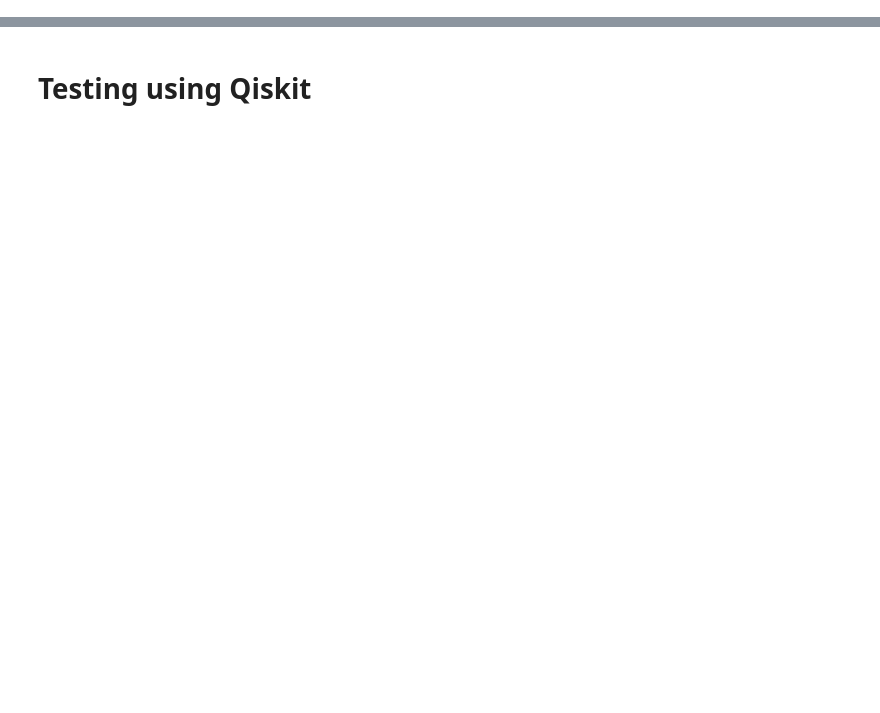
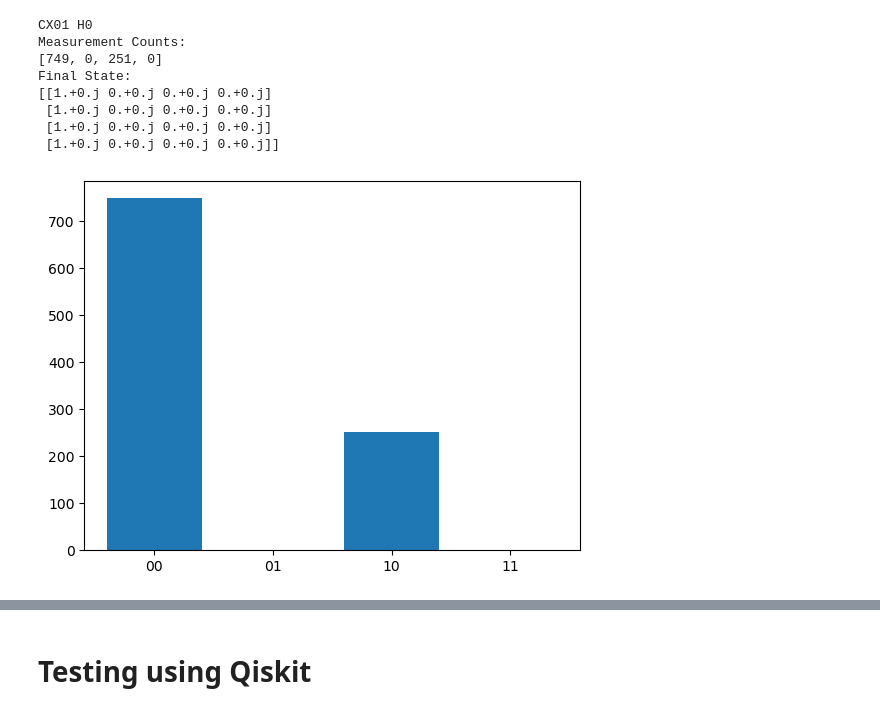
Before and after one commit to FarrellMinette/QuantumComputing, a Jupyter notebook: 1_assignment.ipynb, the cells around one changed output, grey strips where cells are left out. Drawn from its saved outputs; the diff is of its cells as text; code cells hidden in the pictures; blank space fills up the shorter version.

```diff
--- a/1_assignment.ipynb
+++ b/1_assignment.ipynb
@@ -50,4 +54,4 @@ z_matrix = np.array([[1.0, 0.0], [0.0, -1.0]], dtype=complex)
 h_matrix = (1/np.sqrt(2)) * np.array([[1.0, 1.0], [1.0, -1.0]], dtype=complex)
 cnot_matrix = np.array([[1.0, 0.0, 0.0, 0.0], [0.0, 1.0, 0.0, 0.0], [0.0, 0.0, 0.0, 1.0], [0.0, 0.0, 1.0, 0.0]], dtype=complex)
 swap_matrix = np.array([[1.0, 0.0, 0.0, 0.0], [0.0, 0.0, 1.0, 0.0], [0.0, 1.0, 0.0, 0.0], [0.0, 0.0, 0.0, 1.0]], dtype=complex)
-U_matrix = np.array([[1.0, 0.0, 0.0, 0.0], [0.0, -1.0, 0.0, 0.0], [0.0, 0.0, 1.0, 0.0], [0.0, 0.0, 0.0, -1.0]], dtype=complex)
+identity_matrix = np.array([[1.0, 0.0, 0.0, 0.0], [0.0, 1.0, 0.0, 0.0], [0.0, 0.0, 1.0, 0.0], [0.0, 0.0, 0.0, 1.0]], dtype=complex)
@@ -66,7 +68,7 @@ def gate(state, matrix, qubit, label="U"):
 # %%
 # Define a function to apply a sequence of gates to the quantum state
-def apply_gate(input_sequence, state):
-    gate_symbols = set('XYZHCS')  # Define symbols for gate names
+def apply_gate(input_sequence, state, oracle):
+    gate_symbols = set('XYZHCSU')  # Define symbols for gate names
     gate_qubit_pairs = input_sequence.split()  # Split input by space
 
     for gate_qubit_pair in gate_qubit_pairs:
@@ -84,31 +86,30 @@ def apply_gate(input_sequence, state):
 
         if input_gate in ('X', 'Y', 'Z', 'H'):
             matrix = globals()[f'{input_gate.lower()}_matrix']  # Access the corresponding matrix
-            qubit = int(input_qubits)
         elif input_gate == 'CX':
             matrix = cnot_matrix
-            qubit = np.array([int(input_qubits[0]), int(input_qubits[1])])
         elif input_gate == 'S':
             matrix = swap_matrix
-            qubit = np.array([int(input_qubits[0]), int(input_qubits[1])])
+        elif input_gate == 'I':
+            matrix = identity_matrix
         elif input_gate == 'U':
-            matrix = unitary_matrix  # Note: This should be U_matrix, not unitary_matrix
-            qubit = np.array([int(input_qubits[0]), int(input_qubits[1])])
+            if (oracle=="balanced"): matrix = cnot_matrix
+            elif (oracle=="constant"): matrix = identity_matrix
 
         # Apply the gate with the specified qubits
-        state = gate(state, matrix=matrix, qubit=qubit, label=input_gate)
+        state = gate(state, matrix=matrix, qubit=input_qubits)
 
     return state
 # %%
 # Simulate measurements probabilistically
 def measurement(state):
+    # Calculate the probabilities of measurement outcomes
+    prob_00 = np.abs(state[0, 0])**2
+    prob_01 = np.abs(state[0, 1])**2
+    prob_10 = np.abs(state[1, 0])**2
+    prob_11 = np.abs(state[1, 1])**2
 
-    # Calculate the probabilities of measurement outcomes
-    prob_00 = np.abs(state[0, 0])**2 / 2
-    prob_01 = np.abs(state[0, 1])**2 / 2
-    prob_10 = np.abs(state[1, 0])**2 / 2
-    prob_11 = np.abs(state[1, 1])**2 / 2
-
-    measurement_outcome = np.random.choice(["00", "01", "10", "11"], p=[prob_00, prob_01, prob_10, prob_11])
+    probs = [prob_00, prob_01, prob_10, prob_11]
+    measurement_outcome = np.random.choice(["00", "01", "10", "11"], p=[prob_00, prob_01, prob_10, prob_11]/sum(probs))
     return measurement_outcome
 # %%
@@ -155,0 +138,24 @@ Final State:
+# %%
+# Apply the gates for the specified number of iterations
+num_iterations = int(input('Enter the number of iterations: '))
+input_sequence = input(f'Enter the sequence of gates and qubits: ')
+
+print(input_sequence)
+
+initial_state = np.array([[1.0, 0.0], [1.0, 0.0]], dtype=complex)
+state = np.kron(initial_state, initial_state)
+
+count_measurements(num_iterations, input_sequence, state)
+
+print("Final State:")
+print(state)
+# %% [output]
+CX01 H0
+Measurement Counts:
+[749, 0, 251, 0]
+Final State:
+[[1.+0.j 0.+0.j 0.+0.j 0.+0.j]
+ [1.+0.j 0.+0.j 0.+0.j 0.+0.j]
+ [1.+0.j 0.+0.j 0.+0.j 0.+0.j]
+ [1.+0.j 0.+0.j 0.+0.j 0.+0.j]]
+[figure, added]
```
Also changed, not shown: parts of 9 cells of this notebook, 8 other files.
